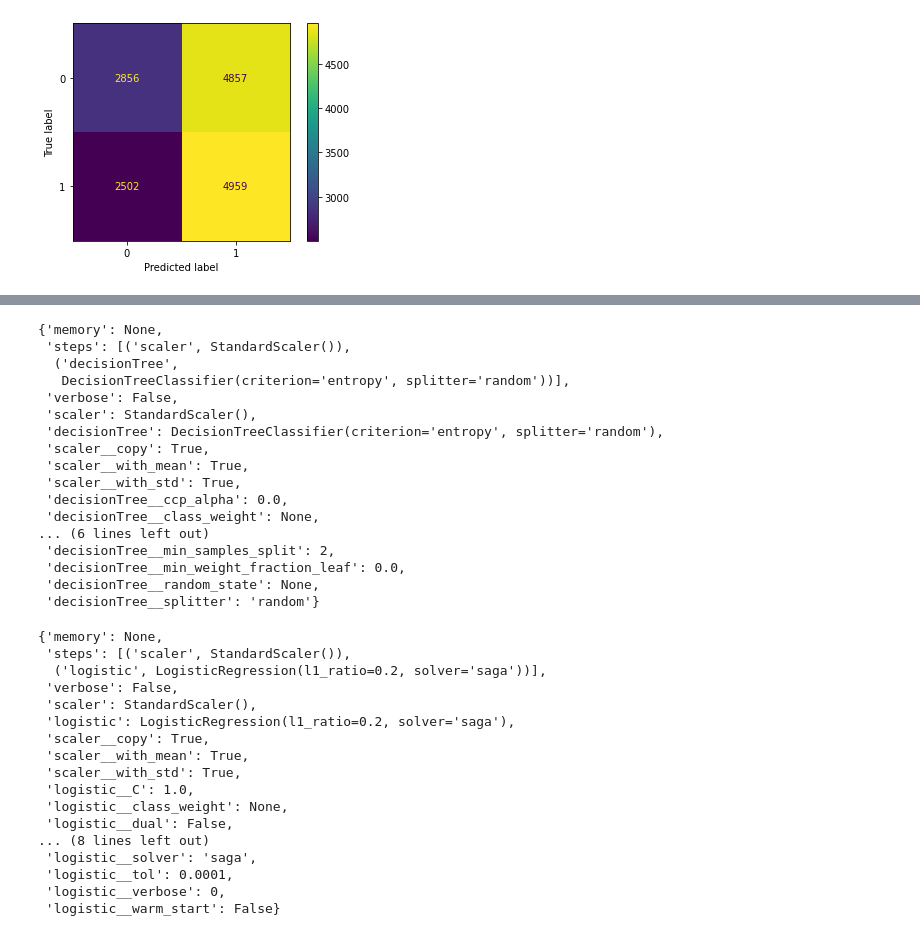
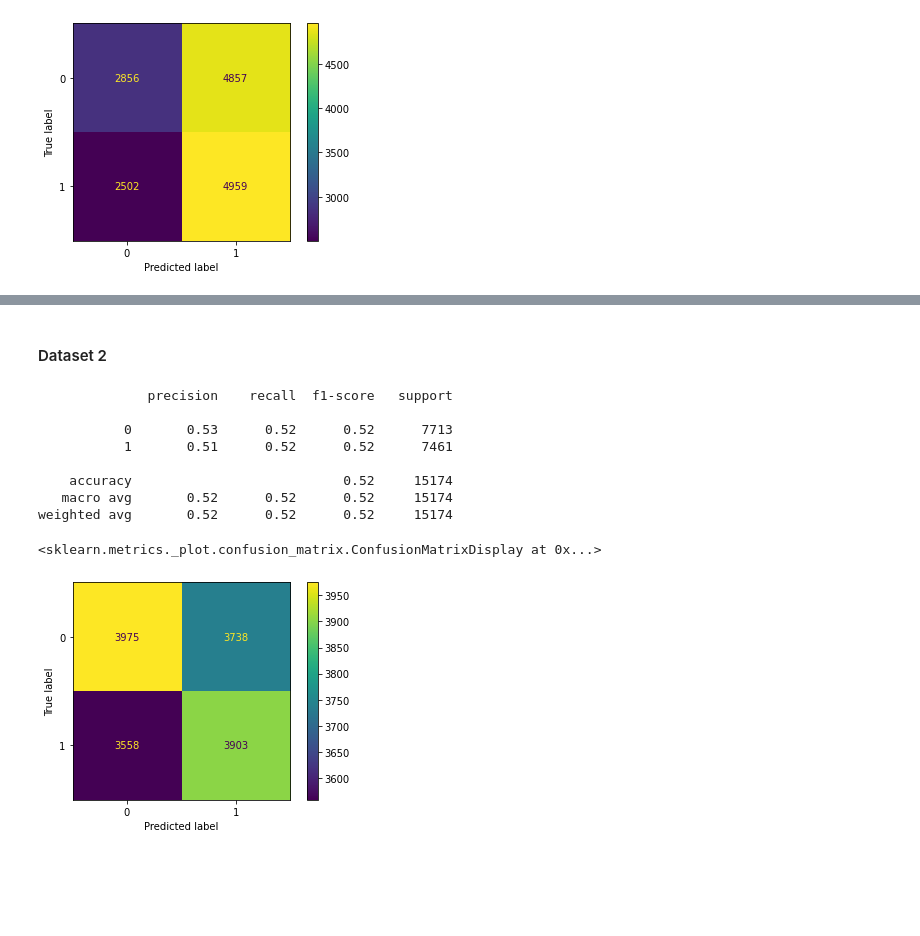
Before and after one commit to FabianAndersson17/Machinelearning-Fabian-Andersson, a Jupyter notebook: Labs/Machine-learning.ipynb, the cells around one changed output, grey strips where cells are left out. Saved outputs shown, nothing was run; the diff lists cells and outputs as text; code cells hidden in the pictures; blank space fills up the shorter version.

Commit message:
Evaluated the second data set

```diff
--- a/Labs/Machine-learning.ipynb
+++ b/Labs/Machine-learning.ipynb
@@ -780,40 +801,19 @@ classifier_KNN.best_estimator_.get_params()
-# %%
-classifier_DT.best_estimator_.get_params()
-# %% [output]
-{'memory': None,
- 'steps': [('scaler', StandardScaler()),
-  ('decisionTree',
-   DecisionTreeClassifier(criterion='entropy', splitter='random'))],
- 'verbose': False,
- 'scaler': StandardScaler(),
- 'decisionTree': DecisionTreeClassifier(criterion='entropy', splitter='random'),
- 'scaler__copy': True,
- 'scaler__with_mean': True,
- 'scaler__with_std': True,
- 'decisionTree__ccp_alpha': 0.0,
- 'decisionTree__class_weight': None,
-... (6 lines left out)
- 'decisionTree__min_samples_split': 2,
- 'decisionTree__min_weight_fraction_leaf': 0.0,
- 'decisionTree__random_state': None,
- 'decisionTree__splitter': 'random'}
-# %%
-classifier_Log.best_estimator_.get_params()
-# %% [output]
-{'memory': None,
- 'steps': [('scaler', StandardScaler()),
-  ('logistic', LogisticRegression(l1_ratio=0.2, solver='saga'))],
- 'verbose': False,
- 'scaler': StandardScaler(),
- 'logistic': LogisticRegression(l1_ratio=0.2, solver='saga'),
- 'scaler__copy': True,
- 'scaler__with_mean': True,
- 'scaler__with_std': True,
- 'logistic__C': 1.0,
- 'logistic__class_weight': None,
- 'logistic__dual': False,
-... (8 lines left out)
- 'logistic__solver': 'saga',
- 'logistic__tol': 0.0001,
- 'logistic__verbose': 0,
- 'logistic__warm_start': False}
+# %% [markdown]
+#### Dataset 2
+# %%
+pipeline_KNN.fit(X_train_val_2, y_train_val_2)
+y_val_pred_KNN_2 = pipeline_KNN.predict(X_validation_2)
+print(classification_report(y_validation_2, y_val_pred_KNN_2))
+cm = confusion_matrix(y_validation_2, y_val_pred_KNN_2)
+ConfusionMatrixDisplay(cm).plot() ## Evaluates the pipeline model for Kneighborsclassifier with dataset 2
+# %% [output]
+              precision    recall  f1-score   support
+
+           0       0.53      0.52      0.52      7713
+           1       0.51      0.52      0.52      7461
+
+    accuracy                           0.52     15174
+   macro avg       0.52      0.52      0.52     15174
+weighted avg       0.52      0.52      0.52     15174
+<sklearn.metrics._plot.confusion_matrix.ConfusionMatrixDisplay at 0x...>
+[figure, added]
```
Also changed, not shown: parts of 13 cells of this notebook.
